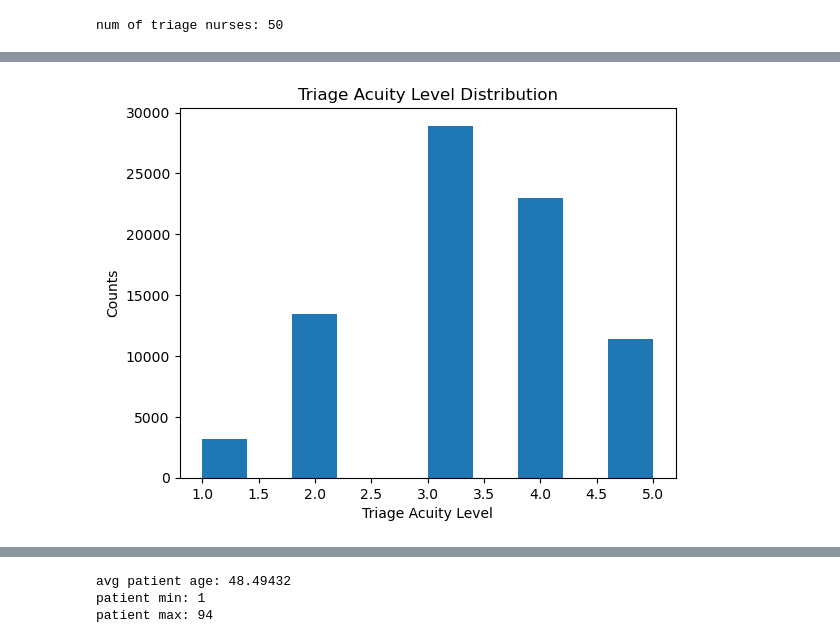
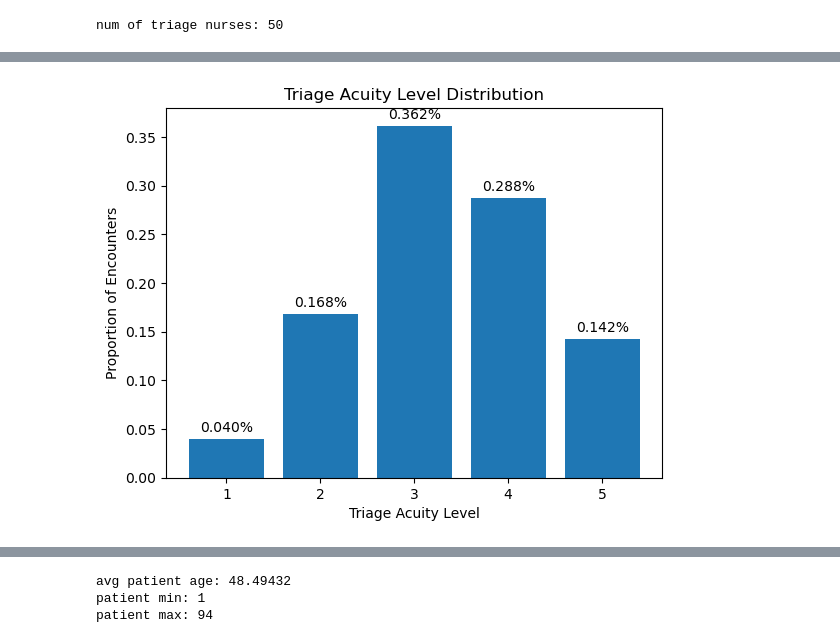
Before and after one commit to emilyrgarman/ml3finalproject_triage, a Jupyter notebook: eda.ipynb, the cells around one changed output, grey strips where cells are left out. Saved outputs shown, nothing was run; the diff lists cells and outputs as text; code cells hidden in the pictures.

Commit message:
Changed hist to bar chart for better X axis alignment

```diff
--- a/eda.ipynb
+++ b/eda.ipynb
@@ -4,6 +4,8 @@ import pandas as pd
 # %%
 test = pd.read_csv('test.csv')
 train = pd.read_csv('train.csv')
+
+train['triage_acuity'] = pd.Categorical(train['triage_acuity'], ordered = True, categories = [1, 2, 3, 4, 5])
 all_data = pd.concat([train, test], axis = 0)
 # %%
 all_data.columns
@@ -39,0 +62,3 @@ num of triage nurses: 50
+# %%
+acuity_counts = all_data['triage_acuity'].value_counts().sort_index()
+acuity_counts
@@ -40,10 +73,12 @@ num of triage nurses: 50
 # %%
 import matplotlib.pyplot as plt
 
-plt.hist(all_data['triage_acuity'])
+fig, ax = plt.subplots()
+bar = ax.bar(acuity_counts.index, acuity_counts.values/sum(acuity_counts.values))
 plt.title('Triage Acuity Level Distribution')
 plt.xlabel('Triage Acuity Level')
-plt.ylabel('Counts')
+plt.ylabel('Proportion of Encounters')
+ax.bar_label(bar, fmt='%.3f%%', padding=3)
 plt.show()
 # %% [output]
-[figure, old version]
+[figure, new version]
```
Also changed, not shown: parts of 8 cells of this notebook.
